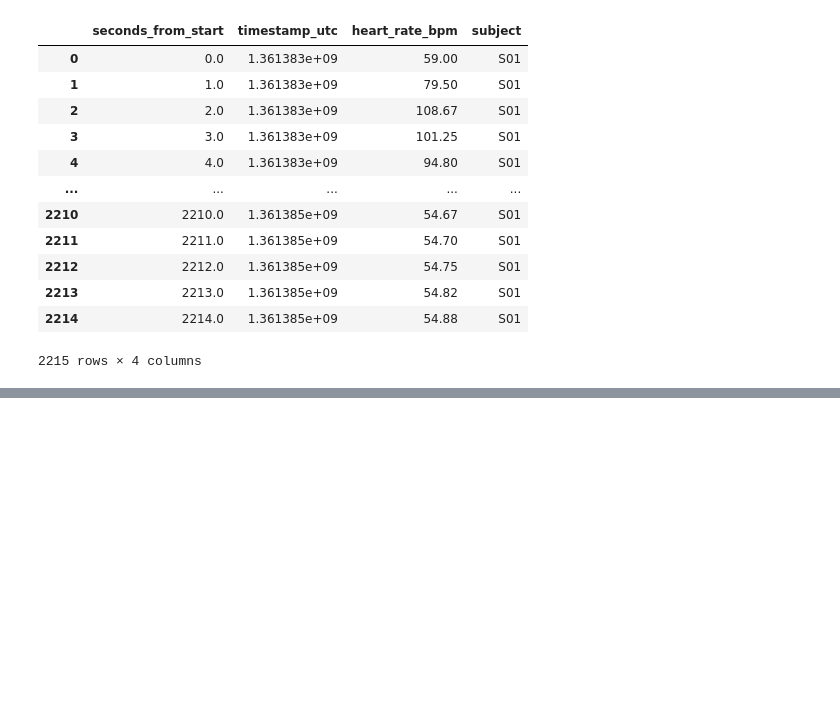
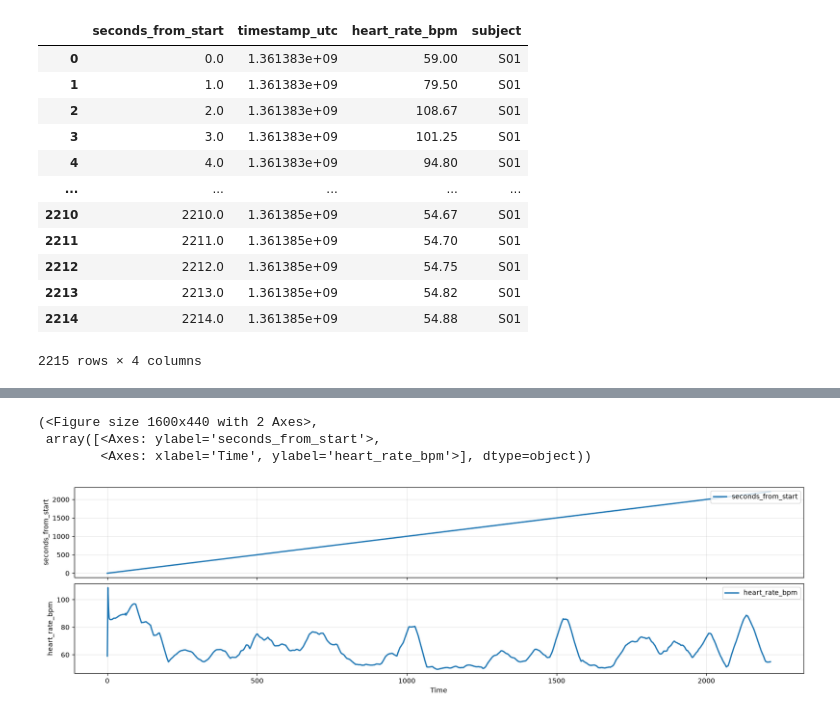
Before and after one commit to featuregraph/featuregraph-core, a Jupyter notebook: notebooks/wearable_demo.ipynb, the cells around one changed output, grey strips where cells are left out. Drawn from its saved outputs; the diff is of its cells as text; code cells hidden in the pictures; blank space fills up the shorter version.

```diff
--- a/notebooks/wearable_demo.ipynb
+++ b/notebooks/wearable_demo.ipynb
@@ -49,0 +99,11 @@ fg.plot(hr, [['heart_rate_bpm'],
+# %%
+fg.plot(hr, [
+                ['seconds_from_start'],
+                ['heart_rate_bpm'],
+            ]
+)
+# %% [output]
+(<Figure size 1600x440 with 2 Axes>,
+ array([<Axes: ylabel='seconds_from_start'>,
+        <Axes: xlabel='Time', ylabel='heart_rate_bpm'>], dtype=object))
+[figure, added]
```
Also changed, not shown: parts of 6 cells of this notebook, 3 other files.
